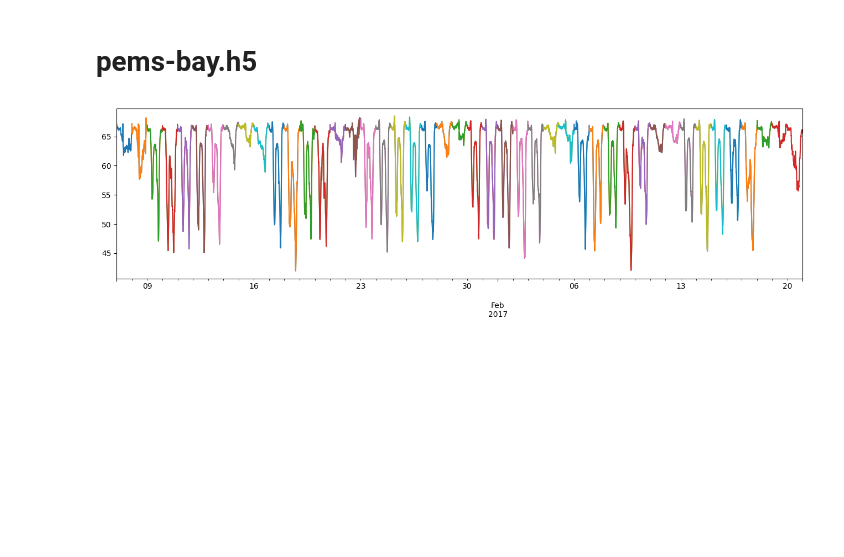
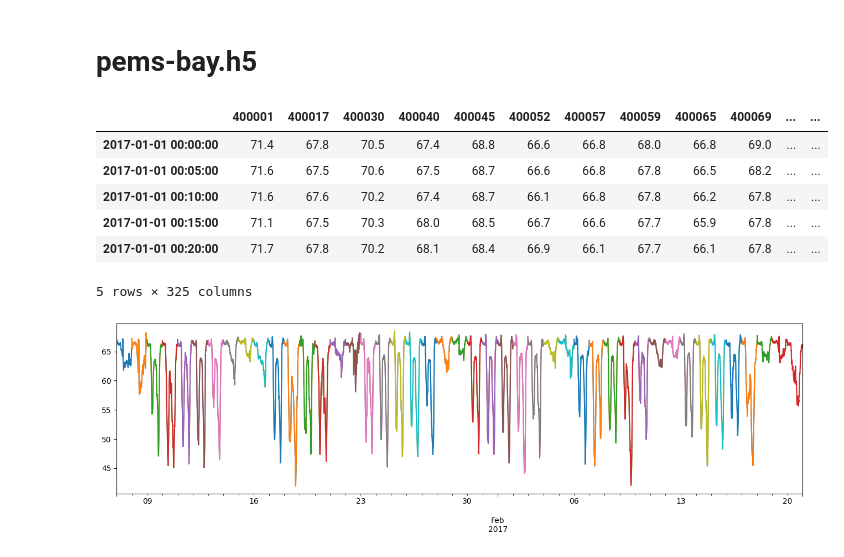
Before and after one commit to romanroff/ITMO_subjects, a Jupyter notebook: NIR/main_2.ipynb, the cells around one changed output. Drawn from its saved outputs; the diff is of its cells as text; code cells hidden in the pictures; blank space fills up the shorter version.

```diff
--- a/NIR/main_2.ipynb
+++ b/NIR/main_2.ipynb
@@ -17,6 +17,16 @@ with h5py.File('data/PEMS-BAY/pems-bay.h5', 'r') as file:
     speed_data = file['speed']['block0_values'][:]  # Данные замеров скорости
 
 perms_bay = pd.DataFrame(speed_data, index=timestamps, columns=axis0)
+# %%
+perms_bay.head(5)
+# %% [output]
+|  | 400001 | 400017 | 400030 | 400040 | 400045 | 400052 | 400057 | 400059 | 400065 | 400069 | ... | ... |
+| 2017-01-01 00:00:00 | 71.4 | 67.8 | 70.5 | 67.4 | 68.8 | 66.6 | 66.8 | 68.0 | 66.8 | 69.0 | ... | ... |
+| 2017-01-01 00:05:00 | 71.6 | 67.5 | 70.6 | 67.5 | 68.7 | 66.6 | 66.8 | 67.8 | 66.5 | 68.2 | ... | ... |
+| 2017-01-01 00:10:00 | 71.6 | 67.6 | 70.2 | 67.4 | 68.7 | 66.1 | 66.8 | 67.8 | 66.2 | 67.8 | ... | ... |
+| 2017-01-01 00:15:00 | 71.1 | 67.5 | 70.3 | 68.0 | 68.5 | 66.7 | 66.6 | 67.7 | 65.9 | 67.8 | ... | ... |
+| 2017-01-01 00:20:00 | 71.7 | 67.8 | 70.2 | 68.1 | 68.4 | 66.9 | 66.1 | 67.7 | 66.1 | 67.8 | ... | ... |
+5 rows × 325 columns
 # %%
 slice = 24 * 60 // 5
 
```
Also changed, not shown: parts of 1 cell of this notebook, 4 other files.
